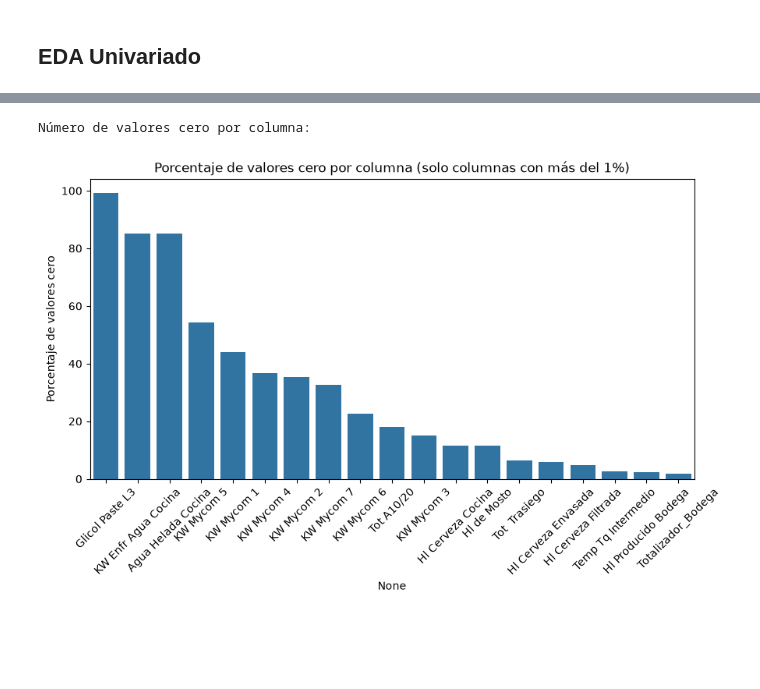
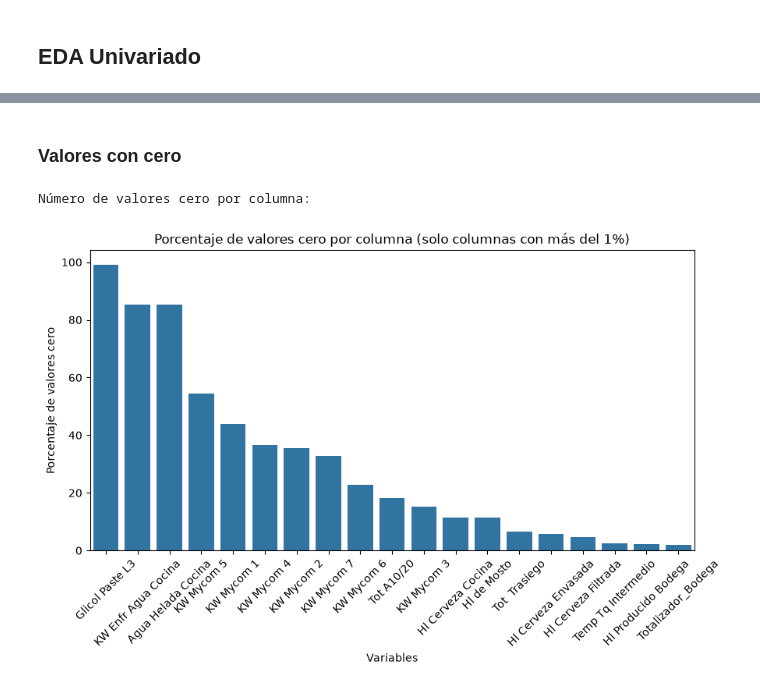
Before and after one commit to ignaciofaule-tech/TPI_LAB2_2026, a Jupyter notebook: src/EDA/EDA.ipynb, the cells around one changed output, grey strips where cells are left out. Cells and saved outputs as stored; diff of their text form; code cells hidden in the pictures; blank space fills up the shorter version.

```diff
--- a/src/EDA/EDA.ipynb
+++ b/src/EDA/EDA.ipynb
@@ -10,4 +10,6 @@ import matplotlib.pyplot as plt
 FILENAME = "dataset_consolidado.csv"
 
 datapath = os.path.join("..","..","data","clean",FILENAME)
+datapath_completo = os.path.join("..","..","data","clean",FILENAME[:-4]+"_complete.csv")
 df = pd.read_csv(datapath)
+df_completo = pd.read_csv(datapath_completo)
@@ -13,0 +18,4 @@ df = pd.read_csv(datapath)
+# %%
+display(df_completo[(df_completo["HORA"] == "00:00:00") & (df_completo["Frio (Kw)"] != 0)])
+dias_sin_reinicio = df_completo[(df_completo["HORA"] == "00:00:00") & (df_completo["Frio (Kw)"] != 0)]["DIA"]
+df = df.drop(index= df[df["DIA"].isin(dias_sin_reinicio)].index)
@@ -47,12 +93,15 @@ dtype: float64
+# %% [markdown]
+### Valores con cero
 # %%
 print("Número de valores cero por columna:")
 cant_ceros = (df==0).sum().sort_values(ascending=False)/df.shape[0]*100
 plt.figure(figsize=(10,5))
 sns.barplot(x=cant_ceros.index[cant_ceros>1],y=cant_ceros.values[cant_ceros>1])
 plt.xticks(rotation=45)
 plt.title("Porcentaje de valores cero por columna (solo columnas con más del 1%)")
 plt.ylabel("Porcentaje de valores cero")
+plt.xlabel("Variables")
 plt.show()
 # %% [output]
 Número de valores cero por columna:
-[figure, old version]
+[figure, new version]
```
Also changed, not shown: parts of 13 cells of this notebook.
